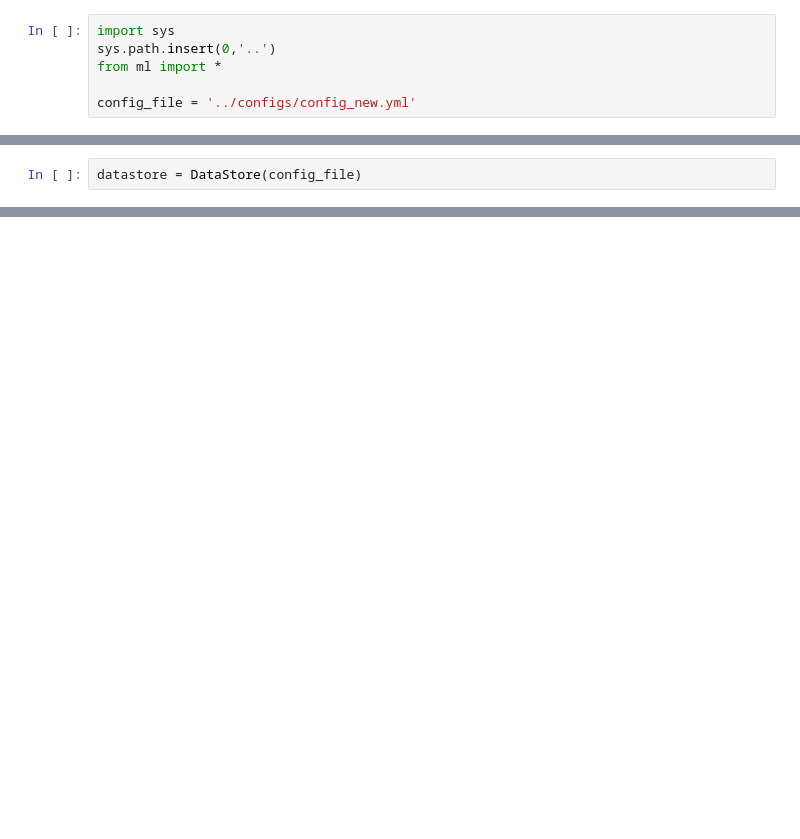
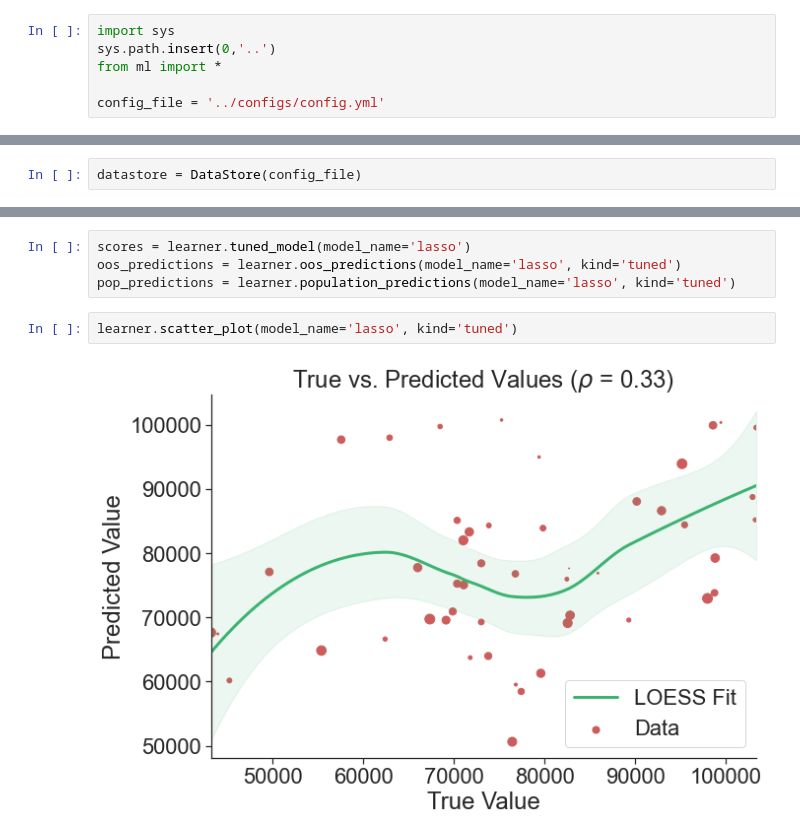
Before and after one commit to Global-Policy-Lab/cider, a Jupyter notebook: notebooks/ml_tests.ipynb, the cells around one changed output, grey strips where cells are left out. Cells and saved outputs as stored; diff of their text form; blank space fills up the shorter version.

```diff
--- a/notebooks/ml_tests.ipynb
+++ b/notebooks/ml_tests.ipynb
@@ -3,4 +3,4 @@ import sys
 sys.path.insert(0,'..')
 from ml import *
 
-config_file = '../configs/config_new.yml'
+config_file = '../configs/config.yml'
@@ -20,0 +15,8 @@ learner.targeting_table('lasso', tuned=True)
+# %%
+scores = learner.tuned_model(model_name='lasso')
+oos_predictions = learner.oos_predictions(model_name='lasso', kind='tuned')
+pop_predictions = learner.population_predictions(model_name='lasso', kind='tuned')
+# %%
+learner.scatter_plot(model_name='lasso', kind='tuned')
+# %% [output]
+[figure, added]
```
Also changed, not shown: parts of 5 cells of this notebook, 3 other files.
